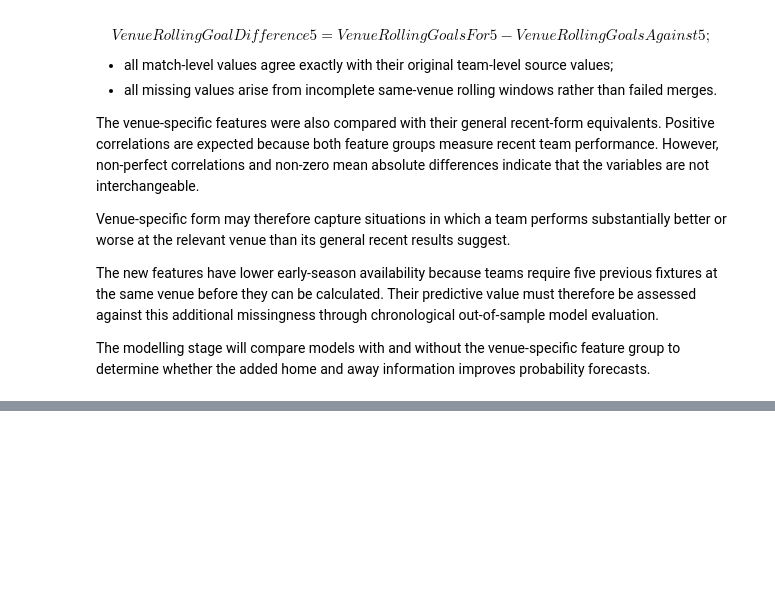
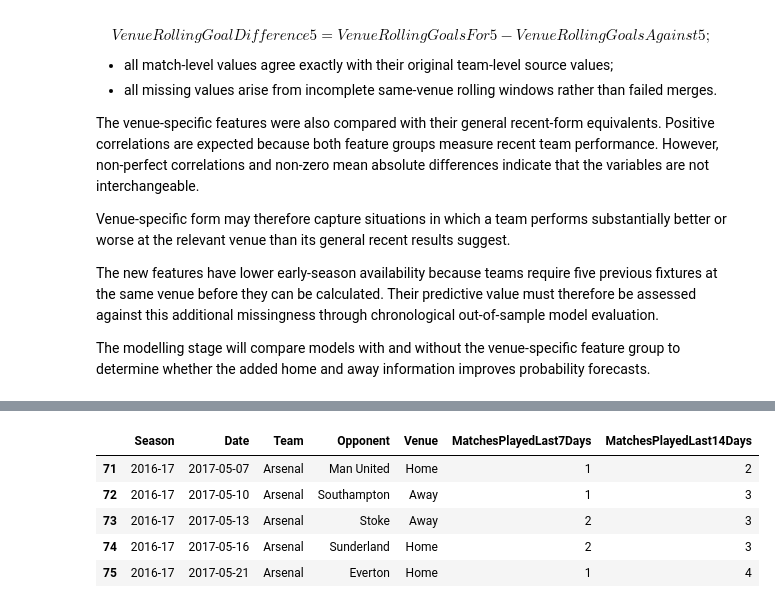
Before and after one commit to kieranforkan/premier-league-probability-engine, a Jupyter notebook: notebooks/02_feature_engineering.ipynb, the cells around one changed output, grey strips where cells are left out. Cells and saved outputs as stored; diff of their text form; code cells hidden in the pictures; blank space fills up the shorter version.

```diff
--- a/notebooks/02_feature_engineering.ipynb
+++ b/notebooks/02_feature_engineering.ipynb
@@ -5596,0 +7419,34 @@ The modelling stage will compare models with and without the venue-specific feat
+# %%
+congestion_history.loc[
+    (
+        congestion_history["Team"]
+        == audit_team
+    )
+    & (
+        congestion_history["Season"]
+        == audit_season
+    )
+    & (
+        congestion_history["Date"]
+        .between(
+            audit_date - pd.Timedelta(days=14),
+            audit_date,
+        )
+    ),
+    [
+        "Season",
+        "Date",
+        "Team",
+        "Opponent",
+        "Venue",
+        "MatchesPlayedLast7Days",
+        "MatchesPlayedLast14Days",
+    ],
+].sort_values("Date")
+# %% [output]
+|  | Season | Date | Team | Opponent | Venue | MatchesPlayedLast7Days | MatchesPlayedLast14Days |
+| 71 | 2016-17 | 2017-05-07 | Arsenal | Man United | Home | 1 | 2 |
+| 72 | 2016-17 | 2017-05-10 | Arsenal | Southampton | Away | 1 | 3 |
+| 73 | 2016-17 | 2017-05-13 | Arsenal | Stoke | Away | 2 | 3 |
+| 74 | 2016-17 | 2017-05-16 | Arsenal | Sunderland | Home | 2 | 3 |
+| 75 | 2016-17 | 2017-05-21 | Arsenal | Everton | Home | 1 | 4 |
```
Also changed, not shown: parts of 22 cells of this notebook.
